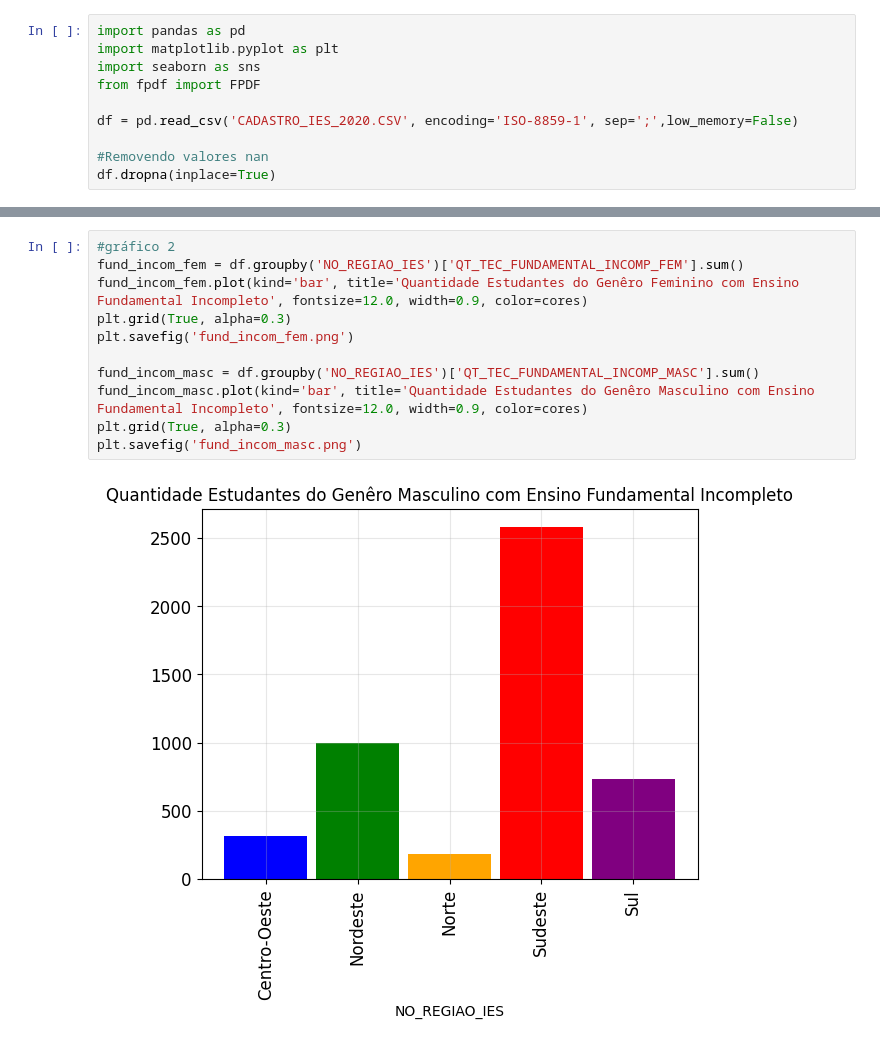
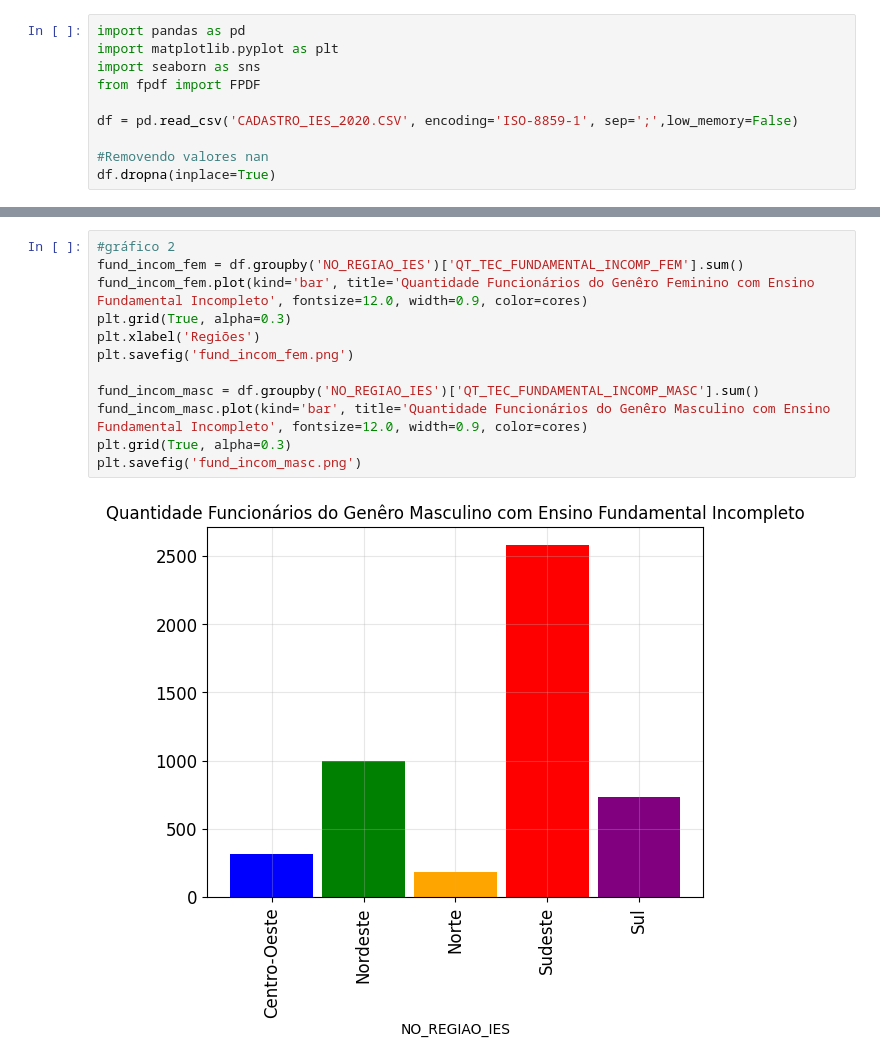
Before and after one commit to melolena/ProjetoPython, a Jupyter notebook: desafio.ipynb, the cells around one changed output, grey strips where cells are left out. Cells and saved outputs as stored; diff of their text form.

```diff
--- a/desafio.ipynb
+++ b/desafio.ipynb
@@ -21,13 +22,14 @@ plt.savefig('estudantes-regiao.png')
 # %%
 #gráfico 2
 fund_incom_fem = df.groupby('NO_REGIAO_IES')['QT_TEC_FUNDAMENTAL_INCOMP_FEM'].sum()
-fund_incom_fem.plot(kind='bar', title='Quantidade Estudantes do Genêro Feminino com Ensino Fundamental Incompleto', fontsize=12.0, width=0.9, color=cores)
+fund_incom_fem.plot(kind='bar', title='Quantidade Funcionários do Genêro Feminino com Ensino Fundamental Incompleto', fontsize=12.0, width=0.9, color=cores)
 plt.grid(True, alpha=0.3)
+plt.xlabel('Regiões')
 plt.savefig('fund_incom_fem.png')
 
 fund_incom_masc = df.groupby('NO_REGIAO_IES')['QT_TEC_FUNDAMENTAL_INCOMP_MASC'].sum()
-fund_incom_masc.plot(kind='bar', title='Quantidade Estudantes do Genêro Masculino com Ensino Fundamental Incompleto', fontsize=12.0, width=0.9, color=cores)
+fund_incom_masc.plot(kind='bar', title='Quantidade Funcionários do Genêro Masculino com Ensino Fundamental Incompleto', fontsize=12.0, width=0.9, color=cores)
 plt.grid(True, alpha=0.3)
 plt.savefig('fund_incom_masc.png')
 # %% [output]
-[figure, old version]
+[figure, new version]
```
Also changed, not shown: parts of 4 cells of this notebook, 7 other files.
